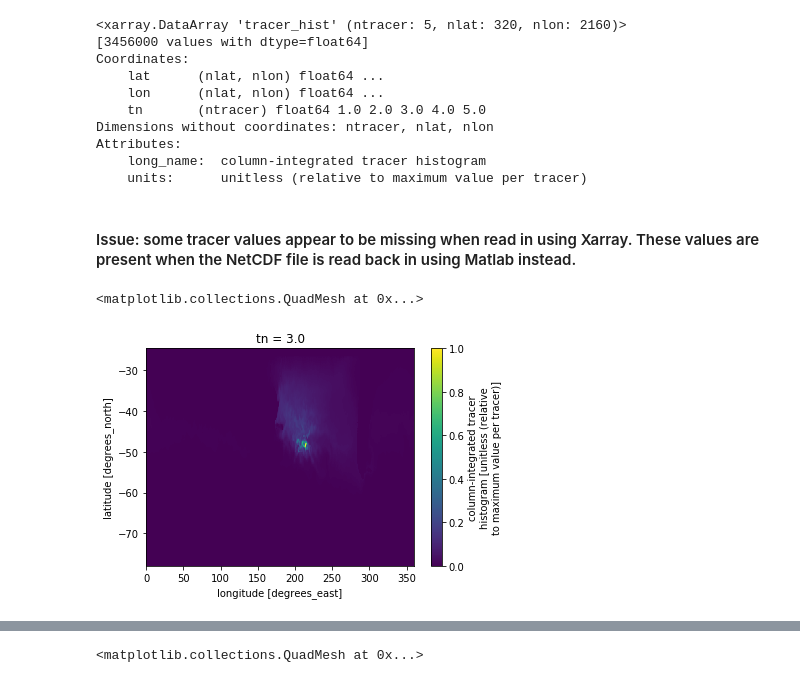
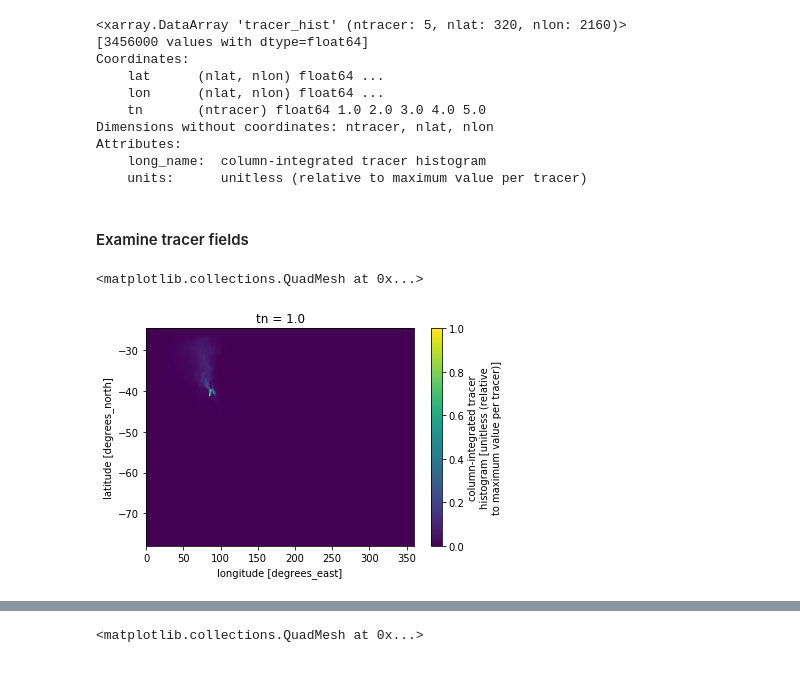
Before and after one commit to DaniJonesOcean/expose-tracer, a Jupyter notebook: Southern Ocean Thermocline Ventilation.ipynb, the cells around one changed output, grey strips where cells are left out. Cells and saved outputs as stored; diff of their text form; code cells hidden in the pictures.

Commit message:
Issue 3 fixed

```diff
--- a/Southern Ocean Thermocline Ventilation.ipynb
+++ b/Southern Ocean Thermocline Ventilation.ipynb
@@ -66,11 +66,11 @@ Attributes:
 #tracer_masked = tracer
 #for ntrac in range(0,4,1):
 #    tracer_masked[ntrac,:,:] = tracer[ntrac,:,:].where(tracer[ntrac,:,:]==0)
-# %% [markdown]
-#### Issue: some tracer values appear to be missing when read in using Xarray. These values are present when the NetCDF file is read back in using Matlab instead.
+# %% [markdown]
+#### Examine tracer fields
 # %%
 # missing values for some coordinates
-df.tracer_hist[2,:,:].plot(x='lon',y='lat')
+df.tracer_hist[0,:,:].plot(x='lon',y='lat')
 # %% [output]
 <matplotlib.collections.QuadMesh at 0x...>
-[figure, old version]
+[figure, new version]
```
Also changed, not shown: parts of 5 cells of this notebook.
